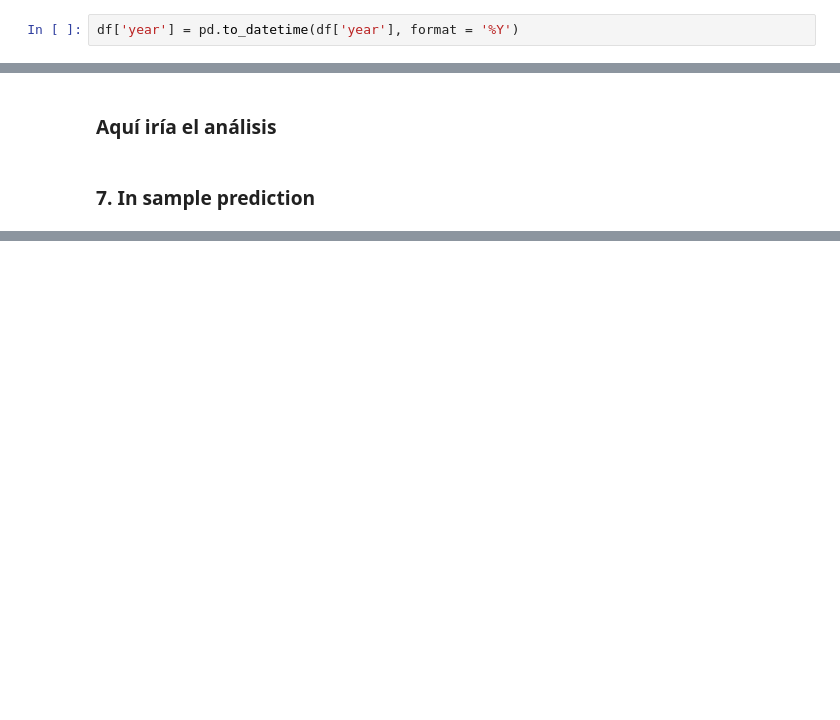
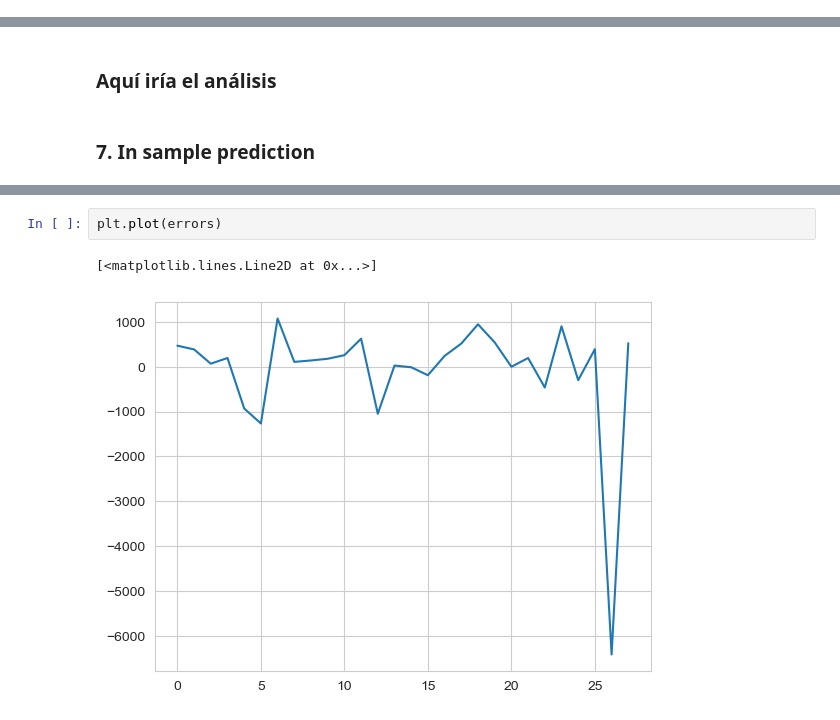
Before and after one commit to remg1997/time_series, a Jupyter notebook: Taller1/Taller1.ipynb, the cells around one changed output, grey strips where cells are left out. Drawn from its saved outputs; the diff is of its cells as text; blank space fills up the shorter version.

```diff
--- a/Taller1/Taller1.ipynb
+++ b/Taller1/Taller1.ipynb
@@ -15,8 +15,6 @@ import warnings
 warnings.filterwarnings('ignore')
 # %%
 df = pd.read_excel('../Taller1/datos.xlsx')
-# %%
-df['year'] = pd.to_datetime(df['year'], format = '%Y')
 # %%
 df['pais']  = df['Pais'].astype('category')
 df = df.drop('Pais', axis = 1)
@@ -227,0 +233,5 @@ sns.regplot(data = results, x =  'final_preds', y = 'Produccion ', line_kws = {'
+# %%
+plt.plot(errors)
+# %% [output]
+[<matplotlib.lines.Line2D at 0x...>]
+[figure, added]
```
Also changed, not shown: parts of 22 cells of this notebook, 5 other files.
